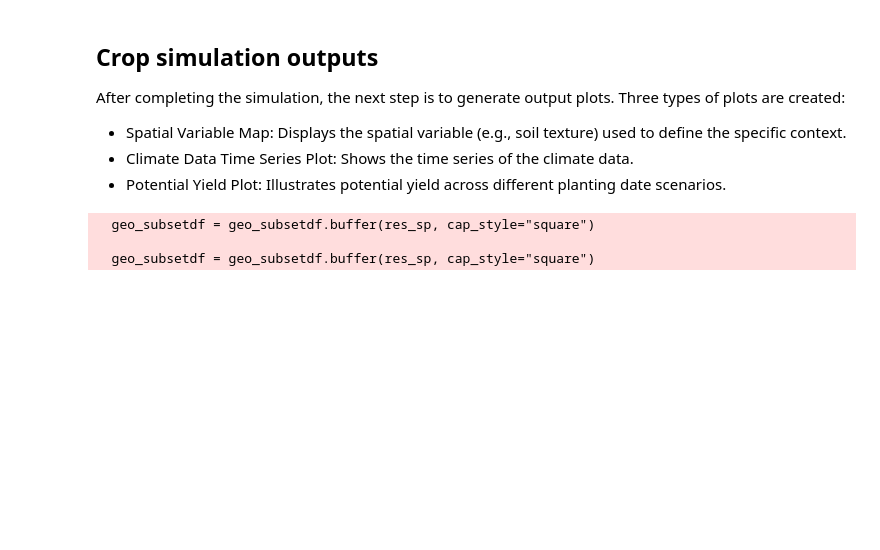
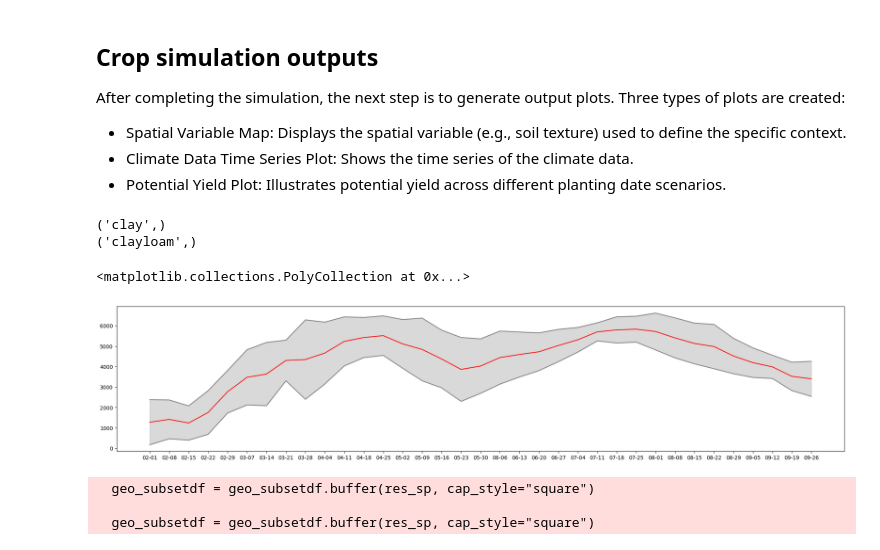
Before and after one commit to anaguilarar/WeatherSoilDataProcessor, a Jupyter notebook: google_colab_examples/dssat_spatial_crop_simulation.ipynb, the cells around one changed output. Drawn from its saved outputs; the diff is of its cells as text; code cells hidden in the pictures; blank space fills up the shorter version.

```diff
--- a/google_colab_examples/dssat_spatial_crop_simulation.ipynb
+++ b/google_colab_examples/dssat_spatial_crop_simulation.ipynb
@@ -141,8 +70,8 @@ cm_configuration = {
         'working_path': 'runs', # the model outputs will be located in this path
         'ncores': 0,
         'model': 'dssat',
-        'bin_path': '/content/WeatherSoilDataProcessor/DSSAT048/dscsm048',
-        'dssat_path': '/content/WeatherSoilDataProcessor/DSSAT048/'
+        'bin_path': '/content/DSSAT048/dscsm048',
+        'dssat_path': '/content/DSSAT048/'
     },
     'SPATIAL_INFO':{
         'geospatial_path': 'data/tb_limitealdeas.shp', # spatial file that contains the region of interest
@@ -215,6 +144,7 @@ if workingpath is not None:
     dssath_path = cm_sp.config.GENERAL_INFO.get('dssat_path', None)
     # run the simulation
     completed_sims =cm_sp.model.run(cm_sp.model.crop_code, crop=cm_sp.crop,planting_window=cm_sp.config.MANAGEMENT.plantingWindow,
+                                    ncores = cm_sp.config.GENERAL_INFO.ncores,parallel_tr = False,
                             bin_path = cm_sp.config.GENERAL_INFO.bin_path, dssat_path = dssath_path, remove_tmp_folder=False)
     print(completed_sims)
 else:
@@ -241,6 +164,48 @@ from crop_modeling.utils.output_transforms import export_data_ascsv, update_data
 model_data = update_data_using_path(cm_sp._tmp_path, model = cm_sp.model.name)
 # %%
 export_data_ascsv(completed_sims, model_data, cm_sp.crop.lower(), cm_sp._tmp_path, cm_sp.model.name, weather_variables2export = ['date', 'tmin', 'tmax', 'rain', 'srad'])
+# %%
+from datetime import datetime
+## define column names for dssat output
+ouput_columns = ColumnNames(cm_sp.model.name)
+groupby_colname = 'texture'
+group_dates_by = ouput_columns.growth_colnames['number_of_cycle']
+date_col_name = ouput_columns.growth_colnames['date']
+target_col_name = ouput_columns.growth_colnames['yield']
+harvest_col_name = ouput_columns.growth_colnames.get('hdate', None)
+weather_date_col_name = ouput_columns.weather_columns['date']
+potential_yield_path = os.path.join(workingpath,f'{cm_sp.crop.lower()}_potential_yield.csv')
+
+## read simulation data
+
+outputmodel_data = pd.read_csv(potential_yield_path)[[date_col_name,harvest_col_name,target_col_name,group_dates_by,groupby_colname]].dropna()
+weather = pd.read_csv(os.path.join(workingpath,'weather.csv'))
+
+# change date format
+weather[weather_date_col_name] = weather[weather_date_col_name].apply(lambda x: datetime.strptime(x, '%Y-%m-%d'))
+outputmodel_data[date_col_name] = outputmodel_data[date_col_name].apply(lambda x: datetime.strptime(x, '%Y-%m-%d'))
+outputmodel_data[harvest_col_name] = outputmodel_data[harvest_col_name].apply(lambda x: datetime.strptime(x, '%Y-%m-%d'))
+
+## export summarised data
+
+for texture_class, subset in outputmodel_data.groupby([groupby_colname]):
+    print(texture_class)
+    subset = subset.reset_index()
+    yield_data = yield_data_summarized(subset, date_column=date_col_name, yield_column=target_col_name, harvest_column=harvest_col_name)
+    yield_data[~np.isnan(yield_data['y_upper'])].rename(columns={target_col_name:'y'}).to_csv(os.path.join(workingpath, f'yield_data_{texture_class[0]}.csv'))
+# %% [output]
+('clay',)
+('clayloam',)
+# %%
+import matplotlib.pyplot as plt
+plt.figure(figsize=(25,5))
+plt.plot(yield_data.month_day.values, yield_data[target_col_name].values, c = 'r')
+plt.plot(yield_data.month_day.values, yield_data.y_lower.values, c ='gray')
+plt.plot(yield_data.month_day.values, yield_data.y_upper.values, c ='gray')
+plt.fill_between(list(range(len(yield_data[target_col_name].values))), yield_data.y_upper.values, yield_data.y_lower.values, color="k", alpha=0.15)
+# %% [output]
+<matplotlib.collections.PolyCollection at 0x...>
+[figure, added]
 # %%
 ## texture layer
 from spatialdata.gis_functions import xrarray_to_categorical_polygon
```
Also changed, not shown: parts of 10 cells of this notebook.
